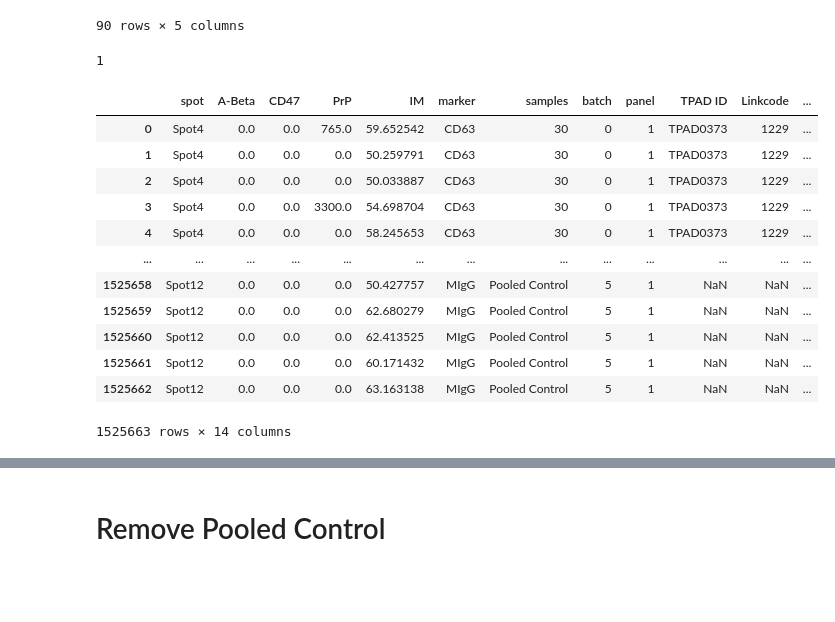
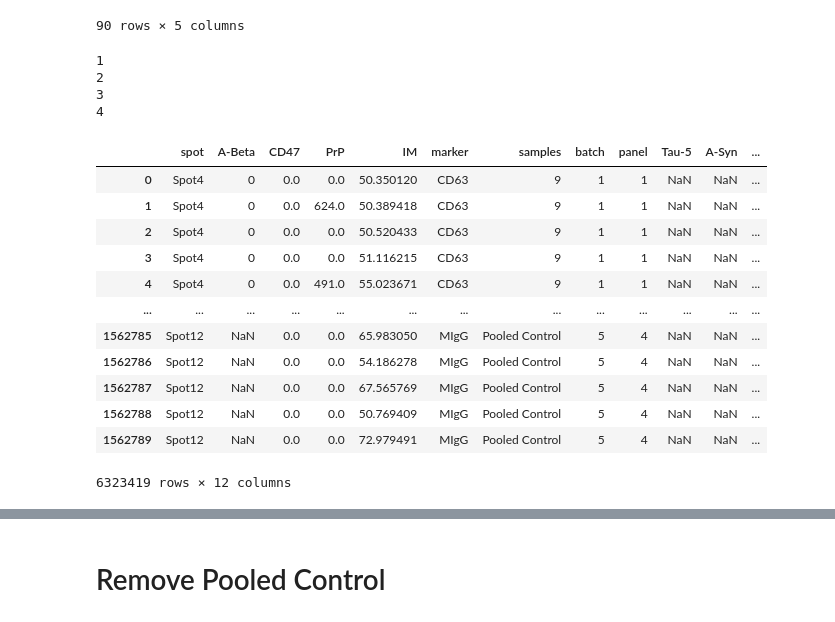
Before and after one commit to tpjoe/project_exosome, a Jupyter notebook: script/data_exploration_EB.ipynb, the cells around one changed output, grey strips where cells are left out. Saved outputs shown, nothing was run; the diff lists cells and outputs as text; code cells hidden in the pictures; blank space fills up the shorter version.

```diff
--- a/script/data_exploration_EB.ipynb
+++ b/script/data_exploration_EB.ipynb
@@ -46,7 +46,8 @@ for panel_id in [1,2,3,4]:
     print(panel_id)
     panel_dir = os.path.join(home,'Cohort Runs',"Panel %s"%str(panel_id), 'Panel %s - Single-Particle data'%(str(panel_id)))
     file_list = [i for i in glob.glob(panel_dir+ "/Run */*") if '001_TotalParticles-' in i]
-    data_dict = {str(i)+'_'+str(k):v for i,d in enumerate([pd.read_excel(os.path.join(panel_dir, filename), sheet_name=None, header=None) for filename in file_list]) for k,v in d.items()}
+    file_list.sort()
+    data_dict = {str(i+1)+'_'+str(k):v for i,d in enumerate([pd.read_excel(os.path.join(panel_dir, filename), sheet_name=None, header=None) for filename in file_list]) for k,v in d.items()}
     data_dict = {i:data_dict[i] for i in data_dict.keys() if all([j not in i for j in ['Parameters', 'Subpopulations']])}
 
     # join data into a dataframe
@@ -73,27 +74,29 @@ for panel_id in [1,2,3,4]:
     df[['batch', 'samples']] = df.samples.str.split('_', expand=True)
     df["panel"] = panel_id
 
-
-    df[[dico_panel2marker[panel_id],'CD47','PrP','IM']] = df.loc[:, [dico_panel2marker[panel_id],'CD47','PrP','IM']].astype('float')
     df_tot.append(df)
 # %% [output]
 1
+2
+3
+4
 # %%
 df = pd.concat(df_tot)
 df_merge = df.merge(gt, left_on='samples', right_on='PID 1-90', how='left')
+df[['CD47','PrP','IM', "Tau-5", "A-Syn", "ApoE"]] = df.loc[:, ['CD47','PrP','IM', "Tau-5", "A-Syn", "ApoE"]].astype('float')
 
-df_merge
+df
 # %% [output]
-|  | spot | A-Beta | CD47 | PrP | IM | marker | samples | batch | panel | TPAD ID | Linkcode | ... |
-| 0 | Spot4 | 0.0 | 0.0 | 765.0 | 59.652542 | CD63 | 30 | 0 | 1 | TPAD0373 | 1229 | ... |
-| 1 | Spot4 | 0.0 | 0.0 | 0.0 | 50.259791 | CD63 | 30 | 0 | 1 | TPAD0373 | 1229 | ... |
-| 2 | Spot4 | 0.0 | 0.0 | 0.0 | 50.033887 | CD63 | 30 | 0 | 1 | TPAD0373 | 1229 | ... |
-| 3 | Spot4 | 0.0 | 0.0 | 3300.0 | 54.698704 | CD63 | 30 | 0 | 1 | TPAD0373 | 1229 | ... |
-| 4 | Spot4 | 0.0 | 0.0 | 0.0 | 58.245653 | CD63 | 30 | 0 | 1 | TPAD0373 | 1229 | ... |
+|  | spot | A-Beta | CD47 | PrP | IM | marker | samples | batch | panel | Tau-5 | A-Syn | ... |
+| 0 | Spot4 | 0 | 0.0 | 0.0 | 50.350120 | CD63 | 9 | 1 | 1 | NaN | NaN | ... |
+| 1 | Spot4 | 0 | 0.0 | 624.0 | 50.389418 | CD63 | 9 | 1 | 1 | NaN | NaN | ... |
+| 2 | Spot4 | 0 | 0.0 | 0.0 | 50.520433 | CD63 | 9 | 1 | 1 | NaN | NaN | ... |
+| 3 | Spot4 | 0 | 0.0 | 0.0 | 51.116215 | CD63 | 9 | 1 | 1 | NaN | NaN | ... |
+| 4 | Spot4 | 0 | 0.0 | 491.0 | 55.023671 | CD63 | 9 | 1 | 1 | NaN | NaN | ... |
 | ... | ... | ... | ... | ... | ... | ... | ... | ... | ... | ... | ... | ... |
-| 1525658 | Spot12 | 0.0 | 0.0 | 0.0 | 50.427757 | MIgG | Pooled Control | 5 | 1 | NaN | NaN | ... |
-| 1525659 | Spot12 | 0.0 | 0.0 | 0.0 | 62.680279 | MIgG | Pooled Control | 5 | 1 | NaN | NaN | ... |
-| 1525660 | Spot12 | 0.0 | 0.0 | 0.0 | 62.413525 | MIgG | Pooled Control | 5 | 1 | NaN | NaN | ... |
-| 1525661 | Spot12 | 0.0 | 0.0 | 0.0 | 60.171432 | MIgG | Pooled Control | 5 | 1 | NaN | NaN | ... |
-| 1525662 | Spot12 | 0.0 | 0.0 | 0.0 | 63.163138 | MIgG | Pooled Control | 5 | 1 | NaN | NaN | ... |
+| 1562785 | Spot12 | NaN | 0.0 | 0.0 | 65.983050 | MIgG | Pooled Control | 5 | 4 | NaN | NaN | ... |
+| 1562786 | Spot12 | NaN | 0.0 | 0.0 | 54.186278 | MIgG | Pooled Control | 5 | 4 | NaN | NaN | ... |
+| 1562787 | Spot12 | NaN | 0.0 | 0.0 | 67.565769 | MIgG | Pooled Control | 5 | 4 | NaN | NaN | ... |
+| 1562788 | Spot12 | NaN | 0.0 | 0.0 | 50.769409 | MIgG | Pooled Control | 5 | 4 | NaN | NaN | ... |
+| 1562789 | Spot12 | NaN | 0.0 | 0.0 | 72.979491 | MIgG | Pooled Control | 5 | 4 | NaN | NaN | ... |
-1525663 rows × 14 columns
+6323419 rows × 12 columns
```
Also changed, not shown: parts of 5 cells of this notebook.
